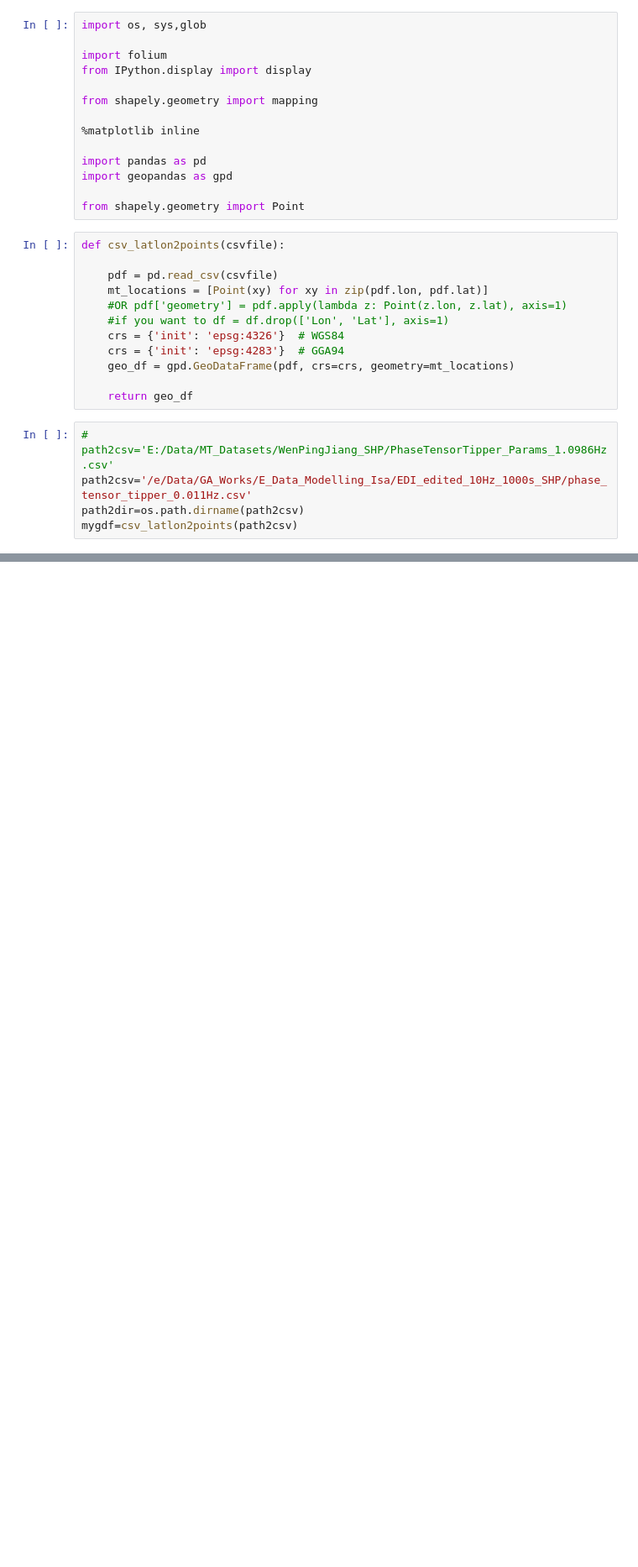
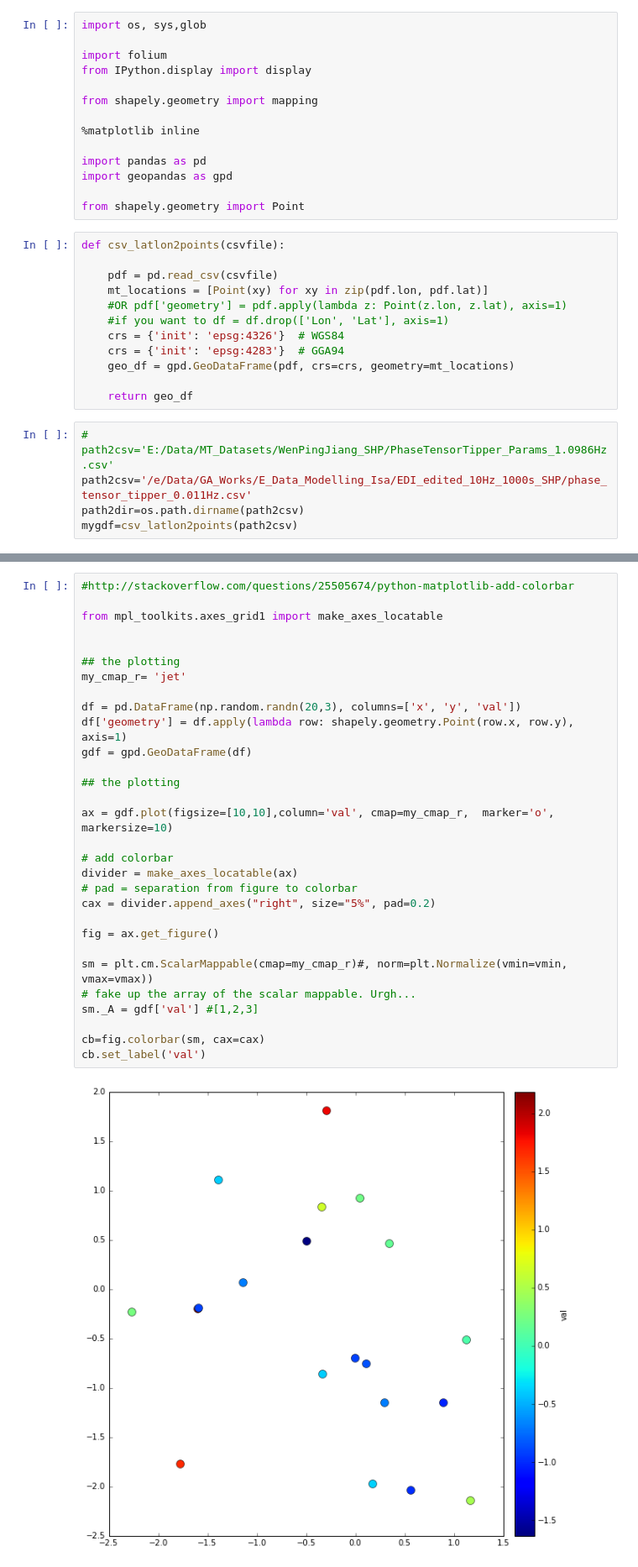
Before and after one commit to MTgeophysics/mtpy, a Jupyter notebook: examples/notebooks/geopandas_better_visualize_shp.ipynb, the cells around one changed output, grey strips where cells are left out. Shown at 84% size. Drawn from its saved outputs; the diff is of its cells as text; blank space fills up the shorter version.

```diff
--- a/examples/notebooks/geopandas_better_visualize_shp.ipynb
+++ b/examples/notebooks/geopandas_better_visualize_shp.ipynb
@@ -69,0 +109,32 @@ fig.colorbar(sm, cax=cax)
+# %%
+#http://stackoverflow.com/questions/25505674/python-matplotlib-add-colorbar
+
+from mpl_toolkits.axes_grid1 import make_axes_locatable
+
+
+## the plotting
+my_cmap_r= 'jet'
+
+df = pd.DataFrame(np.random.randn(20,3), columns=['x', 'y', 'val'])
+df['geometry'] = df.apply(lambda row: shapely.geometry.Point(row.x, row.y), axis=1)
+gdf = gpd.GeoDataFrame(df)
+
+## the plotting
+
+ax = gdf.plot(figsize=[10,10],column='val', cmap=my_cmap_r,  marker='o', markersize=10)
+
+# add colorbar
+divider = make_axes_locatable(ax)
+# pad = separation from figure to colorbar
+cax = divider.append_axes("right", size="5%", pad=0.2)
+
+fig = ax.get_figure()
+
+sm = plt.cm.ScalarMappable(cmap=my_cmap_r)#, norm=plt.Normalize(vmin=vmin, vmax=vmax))
+# fake up the array of the scalar mappable. Urgh...
+sm._A = gdf['val'] #[1,2,3]
+
+cb=fig.colorbar(sm, cax=cax)
+cb.set_label('val')
+# %% [output]
+[figure, added]
```
Also changed, not shown: parts of 7 cells of this notebook, 3 other files.
